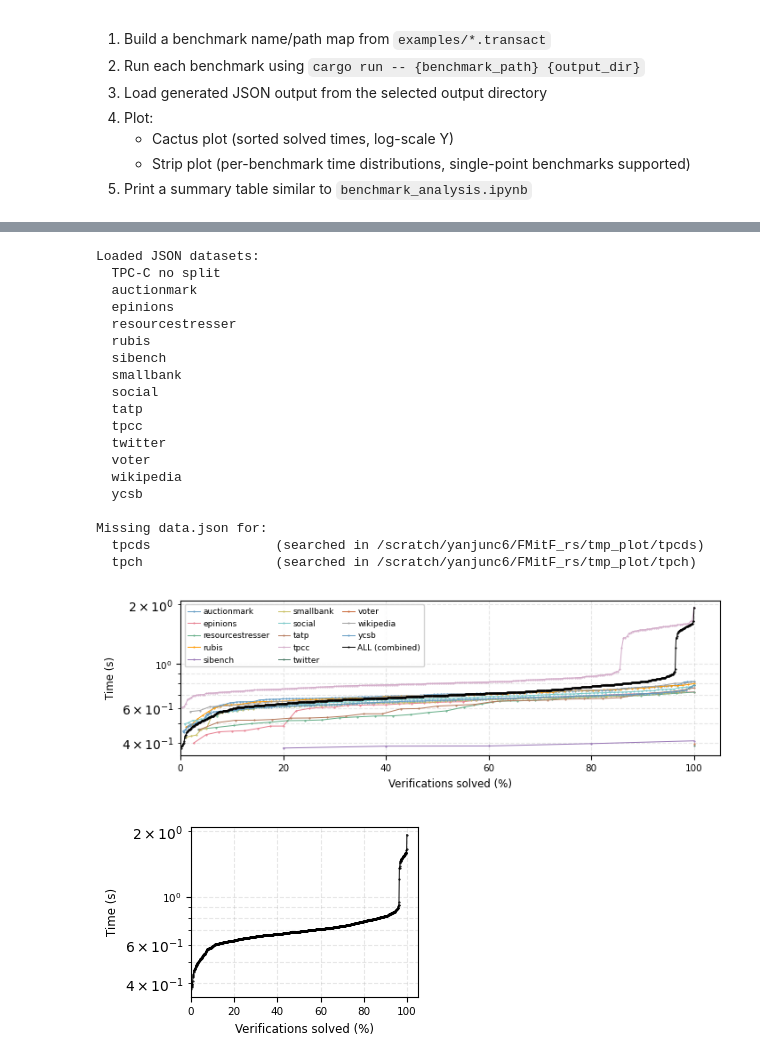
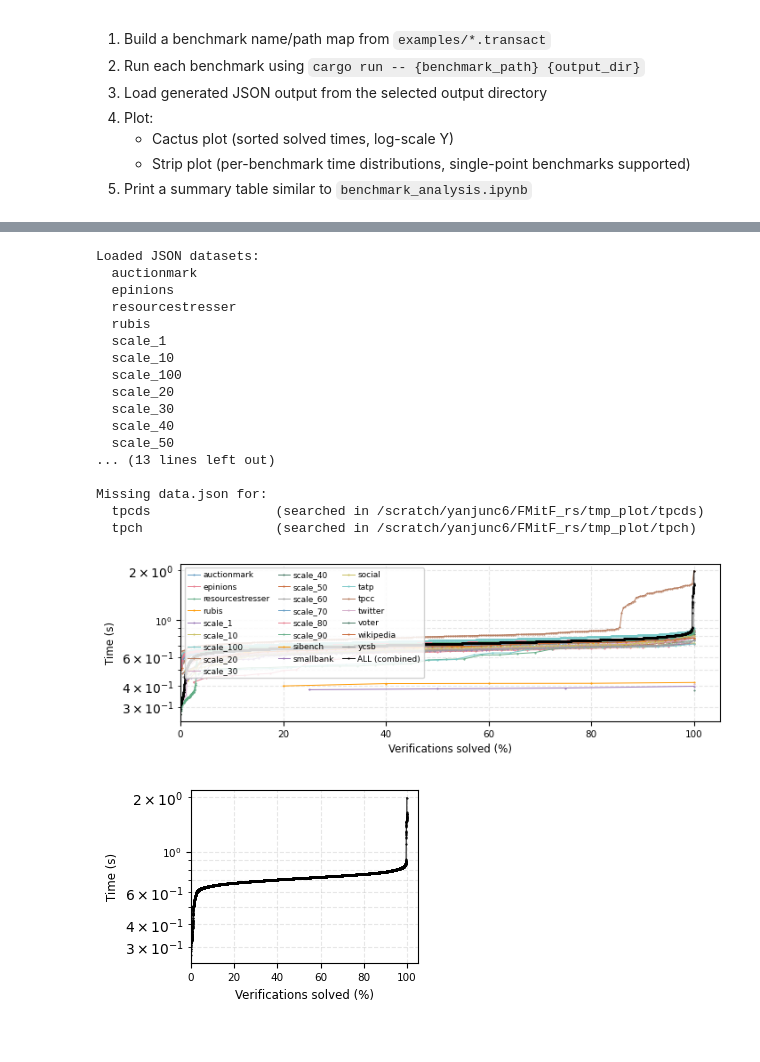
Before and after one commit to yanjunc6/FMitF_rs, a Jupyter notebook: benchmark_pipeline.ipynb, the cells around one changed output, grey strips where cells are left out. Drawn from its saved outputs; the diff is of its cells as text; code cells hidden in the pictures.

```diff
--- a/benchmark_pipeline.ipynb
+++ b/benchmark_pipeline.ipynb
@@ -21,7 +21,9 @@ import matplotlib.pyplot as plt
 
 # -------- User-configurable paths --------
 PROJECT_ROOT = Path('.').resolve()
-EXAMPLES_DIRS = [PROJECT_ROOT / 'examples', PROJECT_ROOT / 'examples' / 'benchbase-hard']  # Add more example directories as needed
+EXAMPLES_DIRS = [PROJECT_ROOT / 'examples',
+                 PROJECT_ROOT / 'examples' / 'benchbase-hard',
+                 PROJECT_ROOT / 'examples' / 'scaling_benchmarks']  # Add more example directories as needed
 OUTPUT_ROOT = PROJECT_ROOT / 'tmp_plot'   # Change this to any other output root
 
 # Build benchmark map from all transact files in examples/
@@ -29,10 +31,6 @@ BENCHMARK_MAP = {
     p.stem: str(p)
     for p in sorted([file for directory in EXAMPLES_DIRS for file in directory.glob('*.transact')])
 }
-
-# Special benchmark entry: include TPCC non-split dataset in later analysis loading.
-# This path is JSON-only and does not need to be runnable by cargo.
-BENCHMARK_MAP['TPC-C no split'] = str(PROJECT_ROOT / 'data_out_backup_out' / 'tpcc_out' / '61920' / 'data.json')
 
 if not BENCHMARK_MAP:
     raise FileNotFoundError(f'No benchmark files found in {EXAMPLES_DIRS}')
@@ -148,21 +147,11 @@ def find_data_json(benchmark_output_dir: Path):
 datasets = {}
 missing = []
 
-# Special JSON-only benchmark path requested by user
-special_json_paths = {
-    'TPC-C no split': PROJECT_ROOT / 'data_out_backup_out' / 'tpcc_out' / '61920' / 'data.json',
-}
-
 for bench_name in BENCHMARK_MAP:
     effective_name = bench_name
 
-    if bench_name in special_json_paths:
-        json_path = special_json_paths[bench_name]
-    elif bench_name == 'TPC-C no split' and str(BENCHMARK_MAP[bench_name]).endswith('.json'):
-        json_path = Path(BENCHMARK_MAP[bench_name])
-    else:
-        bench_output_dir = OUTPUT_ROOT / bench_name
-        json_path = find_data_json(bench_output_dir)
+    bench_output_dir = OUTPUT_ROOT / bench_name
+    json_path = find_data_json(bench_output_dir)
 
     if json_path is None or not Path(json_path).exists():
         missing.append((effective_name, str(json_path) if json_path is not None else str(OUTPUT_ROOT / bench_name)))
@@ -184,20 +173,18 @@ if not datasets:
     raise RuntimeError('No datasets loaded. Run benchmarks first or check OUTPUT_ROOT.')
 # %% [output]
 Loaded JSON datasets:
-  TPC-C no split
   auctionmark
   epinions
   resourcestresser
   rubis
-  sibench
-  smallbank
-  social
-  tatp
-  tpcc
-  twitter
-  voter
-  wikipedia
-  ycsb
+  scale_1
+  scale_10
+  scale_100
+  scale_20
+  scale_30
+  scale_40
+  scale_50
+... (13 lines left out)
 
 Missing data.json for:
   tpcds                (searched in /scratch/yanjunc6/FMitF_rs/tmp_plot/tpcds)
@@ -211,7 +198,6 @@ durations_by_benchmark = {
     name: extract_durations_seconds(data)
     for name, data in datasets.items()
 }
-durations_by_benchmark['TPC-C no split'] = []
 
 SHOW_COMBINED_CACTUS = True
 CACTUS_MARKER = 'o'
@@ -265,34 +251,34 @@ if SHOW_COMBINED_CACTUS:
         ax.plot(pct, combined,
                 linewidth=CACTUS_LINEWIDTH,
                 marker=CACTUS_MARKER, markersize=CACTUS_MARKER_SIZE,
                 color='black',
                 label='ALL (combined)')
 
 # ── Axes, grid, no title ──────────────────────────────────────────────
 ax.set_yscale('log')
 ax.set_xlim(0, 105)
 ax.set_xlabel('Verifications solved (%)', fontsize=LABEL_FS)
 ax.set_ylabel('Time (s)',                 fontsize=LABEL_FS)
 ax.tick_params(axis='both', which='major', labelsize=TICK_FS)
 ax.grid(True, which='both', linestyle='--', alpha=0.3)
 
 # ── Compact legend (multi-column, upper-left where plot is empty) ─────
 ax.legend(
     fontsize=LEGEND_FS,
     ncol=3,
     loc='upper left',
     framealpha=0.85,
     borderpad=0.4,
     handlelength=1.5,
     handletextpad=0.4,
     columnspacing=1.0,
 )
 
 fig.tight_layout(pad=0.3)
 fig.savefig(OUTPUT_ROOT / 'cactus_plot.pdf', bbox_inches='tight')
 plt.show()
 # %% [output]
-[figure, old version]
+[figure, new version]
 # %%
 def extract_durations_seconds(data):
     verifications = data.get('c_edge_verifications', [])
@@ -302,7 +288,6 @@ durations_by_benchmark = {
     name: extract_durations_seconds(data)
     for name, data in datasets.items()
 }
-durations_by_benchmark['TPC-C no split'] = []
 
 CACTUS_MARKER = 'o'
 CACTUS_MARKER_SIZE = 0.5
@@ -354,7 +339,7 @@ fig.tight_layout(pad=0.3)
 fig.savefig(OUTPUT_ROOT / 'cactus_plot.pdf', bbox_inches='tight')
 plt.show()
 # %% [output]
-[figure, old version]
+[figure, new version]
 # %%
 # Strip plot (manual jittered scatter), robust even when a benchmark has only one point
 benchmarks = sorted(durations_by_benchmark.keys())
```
Also changed, not shown: parts of 4 cells of this notebook, 2 other files.
